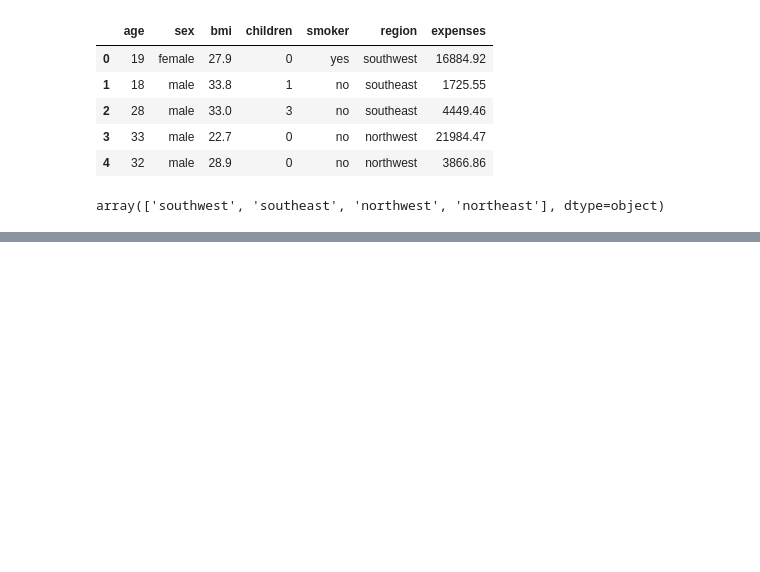
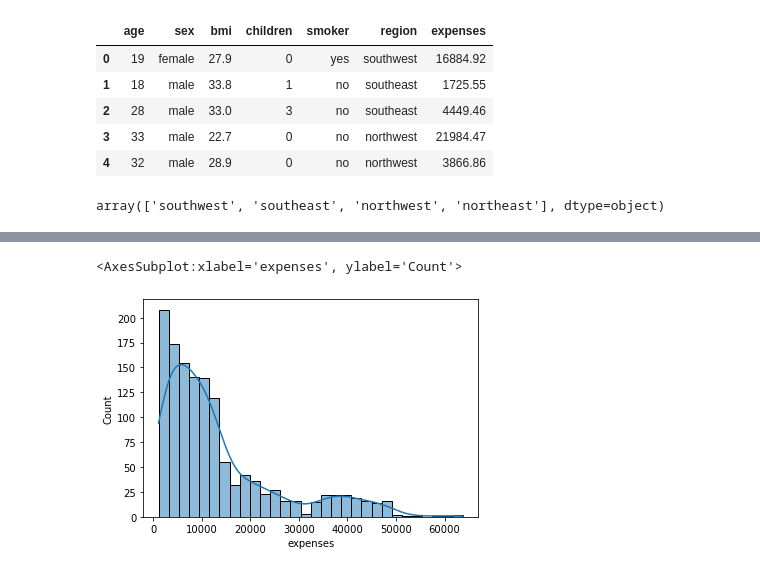
Before and after one commit to krishnan5307/Health-insurance-premium-prediction-ML-internship, a Jupyter notebook: notebook/EDA.ipynb, the cells around one changed output, grey strips where cells are left out. Saved outputs shown, nothing was run; the diff lists cells and outputs as text; code cells hidden in the pictures; blank space fills up the shorter version.

```diff
--- a/notebook/EDA.ipynb
+++ b/notebook/EDA.ipynb
@@ -27,0 +72,5 @@ array(['southwest', 'southeast', 'northwest', 'northeast'], dtype=object)
+# %%
+sns.histplot(data['expenses'],kde=True)
+# %% [output]
+<AxesSubplot:xlabel='expenses', ylabel='Count'>
+[figure, added]
```
Also changed, not shown: parts of 11 cells of this notebook, 28 other files.
